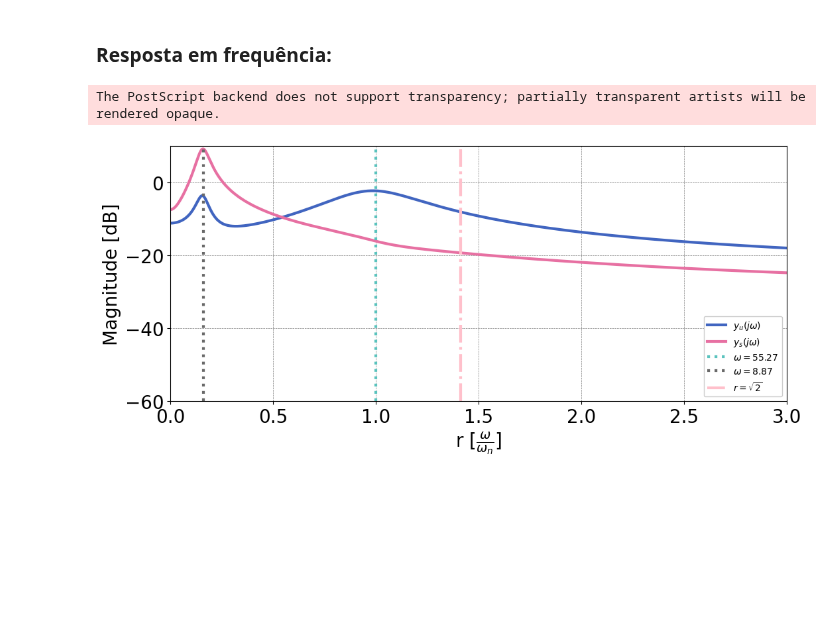
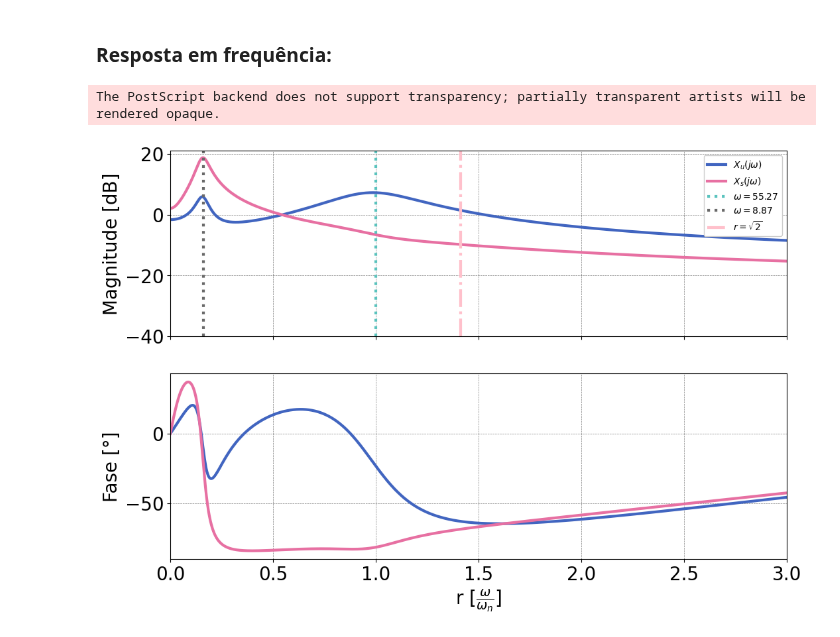
Before and after one commit to ErickNMA/vibrations, a Jupyter notebook: Atv_1_DV/damped_repsonse/QC_Modal_Analysis.ipynb, the cells around one changed output. Saved outputs shown, nothing was run; the diff lists cells and outputs as text; code cells hidden in the pictures; blank space fills up the shorter version.

```diff
--- a/Atv_1_DV/damped_repsonse/QC_Modal_Analysis.ipynb
+++ b/Atv_1_DV/damped_repsonse/QC_Modal_Analysis.ipynb
@@ -193,14 +193,14 @@ if(horizontal):
     plt.xticks(padding[1:], range(1, len(U)+1))
     labels = []
     for i in range(1, len(U)+1):
-        labels.append(f'$y_{i}$')
+        labels.append(f'$x_{i}$')
     plt.yticks(padding[1:], labels)
 else:
     for i in range(len(U)):
         plt.plot(padding, vib[i], 'k')
         plt.plot((0, (space*len(U))), (vib[i][0], vib[i][0]), 'gray', linestyle='dashed')
     plt.yticks(padding[1:], range(1, len(U)+1))
-    labels = ['$y_u$', '$y_s$']
+    labels = ['$x_u$', '$x_s$']
     plt.xticks(padding[1:], labels)
 
 if(title):
@@ -427,10 +427,10 @@ for i in XT:
 
 plt.rcParams['figure.figsize'] = (12, 5)
 plt.figure(len(omega_n)+2)
-labels = ['$y_u(t)$', '$y_s(t)$']
+labels = ['$x_u(t)$', '$x_s(t)$']
 for i in range(len(X)):
     plt.plot(time, (X[i]*1e3), label=labels[i])
-plt.ylabel('y [mm]')
+plt.ylabel('x [mm]')
 plt.legend(fontsize=10)
 plt.xlabel('Tempo [s]')
 plt.xlim(0, tf)
@@ -455,39 +455,46 @@ fs = 1.4112 Hz
 # %%
 def mag2db(mag):
     return (20*np.log10(mag))
 
 # Preparando as transformadas de Fourier:
 def fft(sig, ts):
     freq = (np.fft.fftfreq(len(sig), ts)*2*np.pi)
     amp = mag2db(np.fft.fft(sig)[freq>0])
     phase = np.rad2deg(np.angle(np.fft.fft(sig)[freq>0]))
     freq = freq[freq>0]
 
     return freq, amp, phase
 
 ffts = []
 for i in X:
     ffts.append(fft(i, ts))
 
 maxfreq = np.max(omega_n)
 
 # Pltotando: Amplitude em função de frequência
-plt.rcParams['figure.figsize'] = (12, 5)
-plt.figure()
-labels = ['$y_u(j\omega)$', '$y_s(j\omega)$']
+plt.rcParams['figure.figsize'] = (12, 8)
+plt.subplots(2, sharex=True)
+plt.subplot(2, 1, 1)
+labels = ['$X_u(j\omega)$', '$X_s(j\omega)$']
 for i in range(len(ffts)):
-    plt.plot((ffts[i][0]/maxfreq), ffts[i][1]-1.5, label=labels[i])
+    plt.plot((ffts[i][0]/maxfreq), ffts[i][1]+8, label=labels[i])
 for i in range(len(ffts)):
-    plt.plot((omega_n[i]/maxfreq, omega_n[i]/maxfreq), (-60, 10), linestyle='dotted', label=f'$\omega = {omega_n[i]:.2f}$')
-plt.plot((np.sqrt(2), np.sqrt(2)), (-60, 10), color='pink', linestyle='-.', label='$r = \sqrt{2}$')
+    plt.plot((omega_n[i]/maxfreq, omega_n[i]/maxfreq), (-40, 21), linestyle='dotted', label=f'$\omega = {omega_n[i]:.2f}$')
+plt.plot((np.sqrt(2), np.sqrt(2)), (-40, 21), color='pink', linestyle='-.', label='$r = \sqrt{2}$')
+plt.xlim(0, 3)
+plt.ylim(-40, 21)
 plt.ylabel('Magnitude [dB]')
-plt.legend(loc='lower right', fontsize=10)
-plt.xlabel('r $[\\frac{\omega}{\omega_n}]$')
+plt.legend(loc='upper right', fontsize=10)
+plt.subplot(2, 1, 2)
+for i in range(len(omega_n)):
+    plt.plot((ffts[i][0]/maxfreq), ffts[i][2])
 plt.xlim(0, 3)
-plt.ylim(-60, 10)
+plt.xlabel('r [$\\frac{\omega}{\omega_n}$]')
+plt.ylabel('Fase [°]')
 if(title):
+    plt.subplot(len(omega_n), 1, 1)
     plt.title('Resposta em Frequência')
 plt.savefig('curves/FR_MA.eps', dpi=600, transparent=True, bbox_inches='tight')
 # %% [output]
 The PostScript backend does not support transparency; partially transparent artists will be rendered opaque.
-[figure, old version]
+[figure, new version]
```
Also changed, not shown: parts of 1 cell of this notebook, 41 other files.
